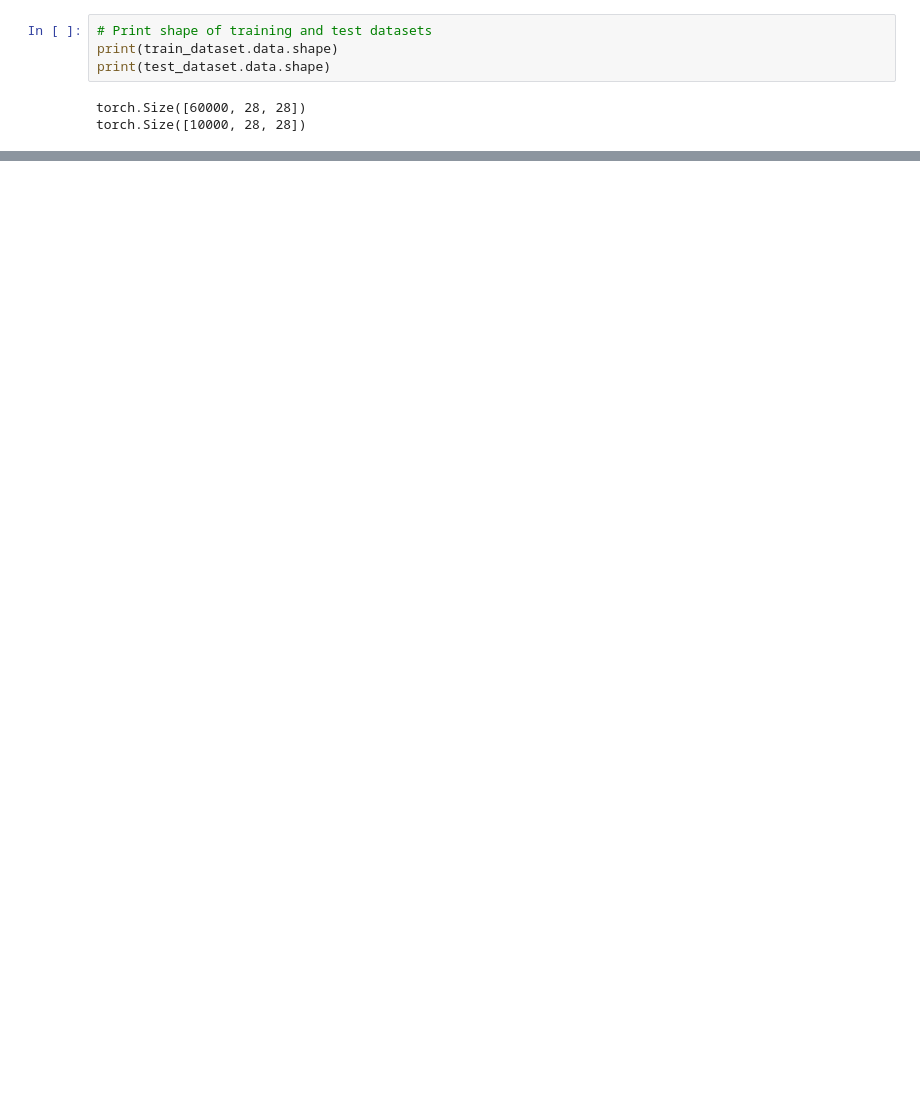
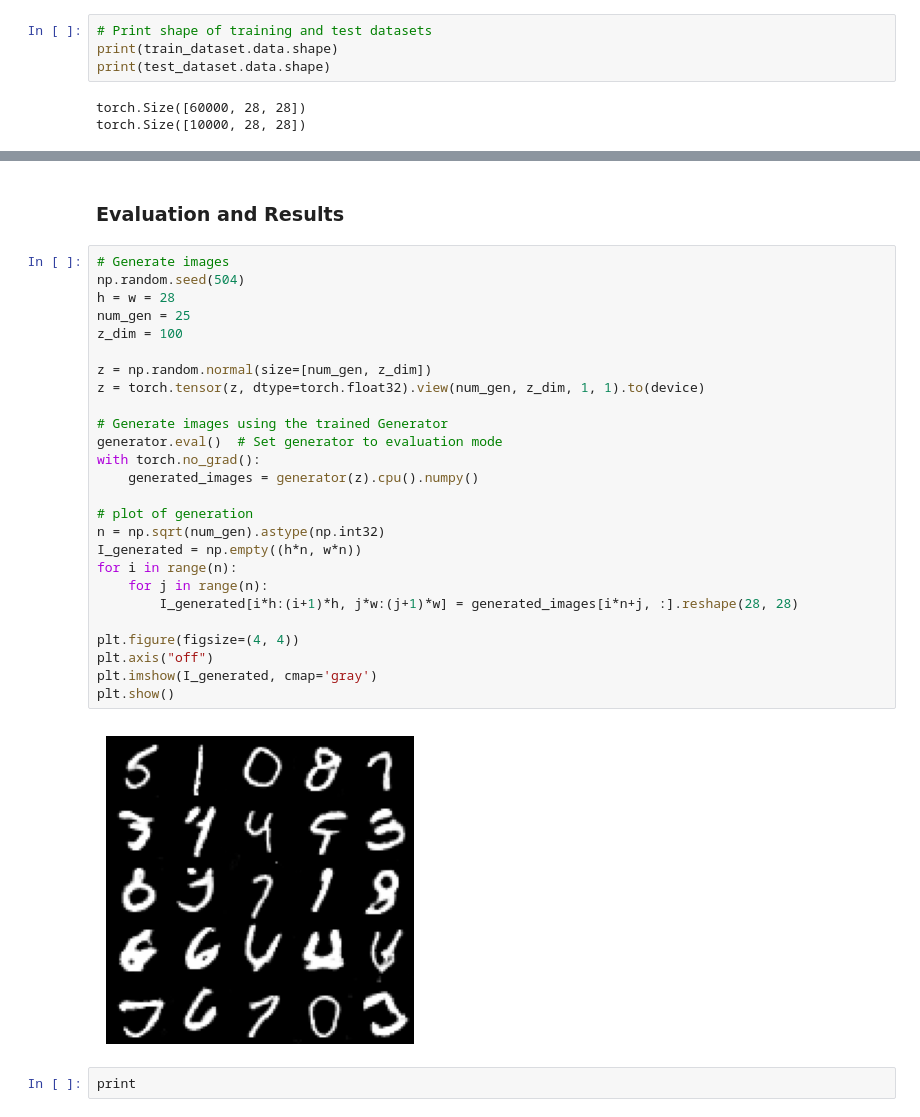
Before and after one commit to ohovey1/gan_image_generation, a Jupyter notebook: models.ipynb, the cells around one changed output, grey strips where cells are left out. Saved outputs shown, nothing was run; the diff lists cells and outputs as text; blank space fills up the shorter version.

```diff
--- a/models.ipynb
+++ b/models.ipynb
@@ -46,0 +268,32 @@ torch.Size([10000, 28, 28])
+# %% [markdown]
+### Evaluation and Results
+# %%
+# Generate images
+np.random.seed(504)
+h = w = 28
+num_gen = 25
+z_dim = 100
+
+z = np.random.normal(size=[num_gen, z_dim])
+z = torch.tensor(z, dtype=torch.float32).view(num_gen, z_dim, 1, 1).to(device)
+
+# Generate images using the trained Generator
+generator.eval()  # Set generator to evaluation mode
+with torch.no_grad():
+    generated_images = generator(z).cpu().numpy()
+
+# plot of generation
+n = np.sqrt(num_gen).astype(np.int32)
+I_generated = np.empty((h*n, w*n))
+for i in range(n):
+    for j in range(n):
+        I_generated[i*h:(i+1)*h, j*w:(j+1)*w] = generated_images[i*n+j, :].reshape(28, 28)
+
+plt.figure(figsize=(4, 4))
+plt.axis("off")
+plt.imshow(I_generated, cmap='gray')
+plt.show()
+# %% [output]
+[figure, added]
+# %%
+print
```
Also changed, not shown: parts of 10 cells of this notebook, 10 other files.
